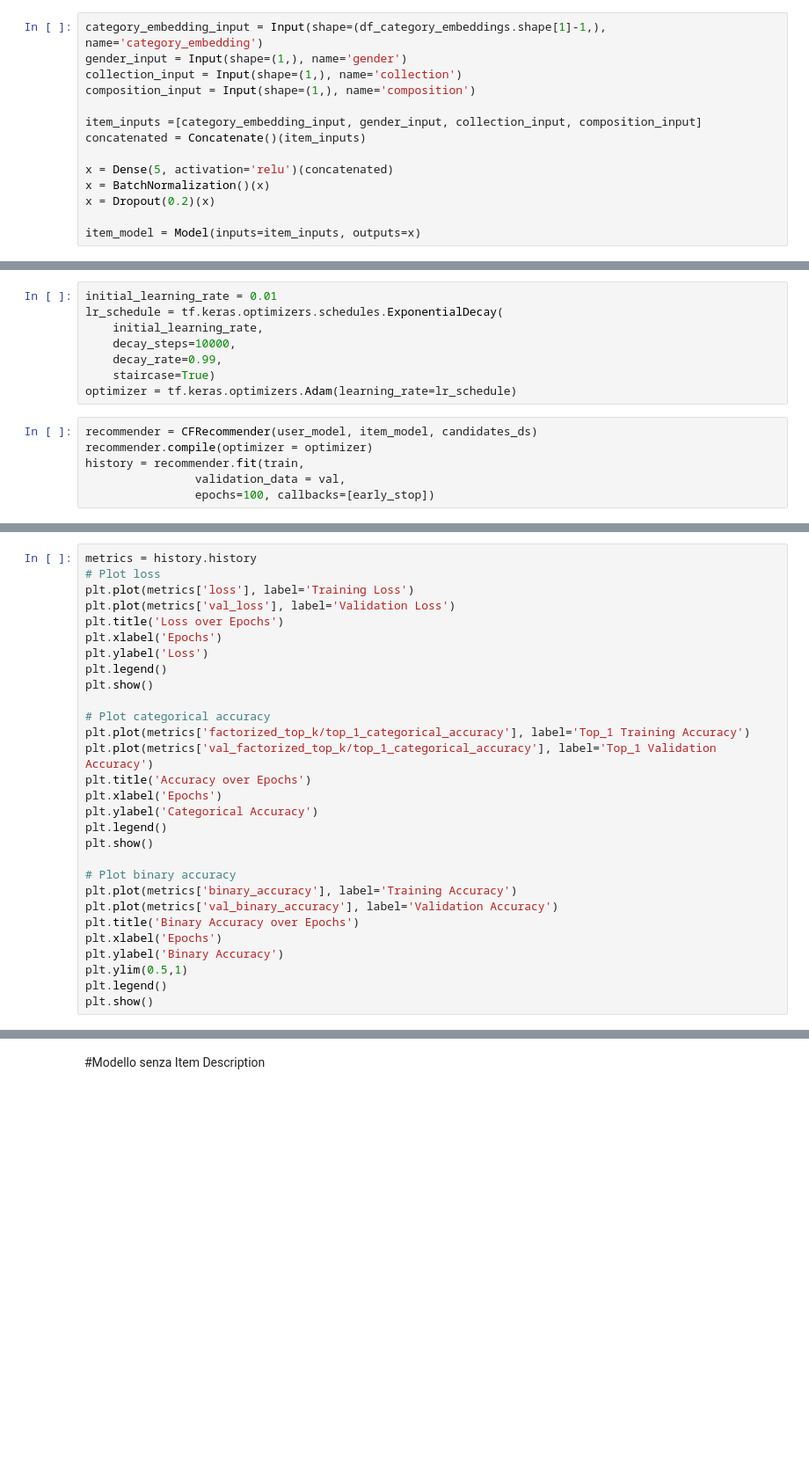
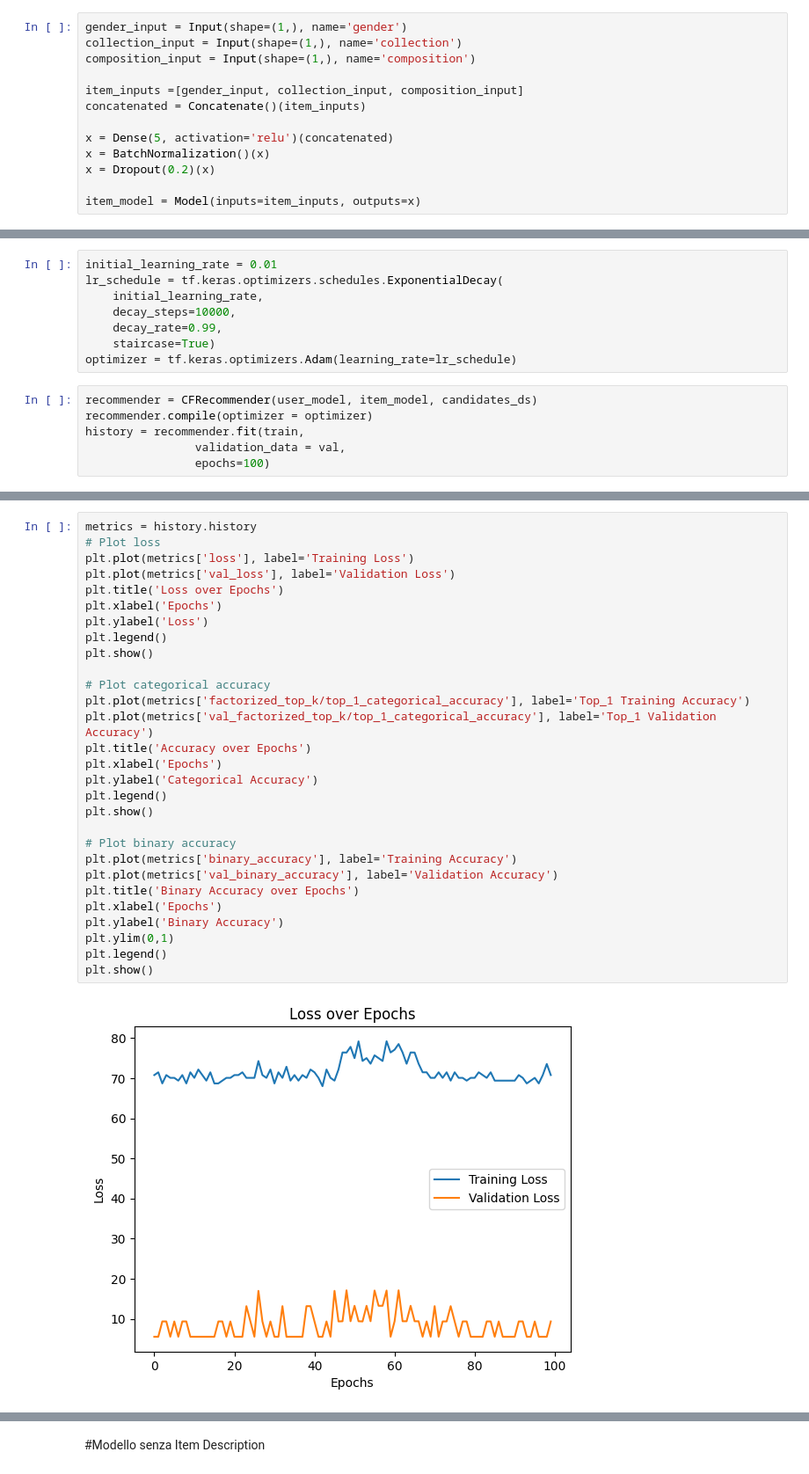
Before and after one commit to williambiondi/RecommenderGS, a Jupyter notebook: recommenderGranSasso.ipynb, the cells around one changed output, grey strips where cells are left out. Shown at 88% size. Drawn from its saved outputs; the diff is of its cells as text; blank space fills up the shorter version.

```diff
--- a/recommenderGranSasso.ipynb
+++ b/recommenderGranSasso.ipynb
@@ -185,10 +185,9 @@ embedding_dim = 3
 # %%
-category_embedding_input = Input(shape=(df_category_embeddings.shape[1]-1,), name='category_embedding')
 gender_input = Input(shape=(1,), name='gender')
 collection_input = Input(shape=(1,), name='collection')
 composition_input = Input(shape=(1,), name='composition')
 
-item_inputs =[category_embedding_input, gender_input, collection_input, composition_input]
+item_inputs =[gender_input, collection_input, composition_input]
 concatenated = Concatenate()(item_inputs)
 
 x = Dense(5, activation='relu')(concatenated)
@@ -361,4 +386,4 @@ recommender = CFRecommender(user_model, item_model, candidates_ds)
 recommender.compile(optimizer = optimizer)
 history = recommender.fit(train,
                 validation_data = val,
-                epochs=100, callbacks=[early_stop])
+                epochs=100)
@@ -365,29 +409,31 @@ history = recommender.fit(train,
 # %%
 metrics = history.history
 # Plot loss
 plt.plot(metrics['loss'], label='Training Loss')
 plt.plot(metrics['val_loss'], label='Validation Loss')
 plt.title('Loss over Epochs')
 plt.xlabel('Epochs')
 plt.ylabel('Loss')
 plt.legend()
 plt.show()
 
 # Plot categorical accuracy
 plt.plot(metrics['factorized_top_k/top_1_categorical_accuracy'], label='Top_1 Training Accuracy')
 plt.plot(metrics['val_factorized_top_k/top_1_categorical_accuracy'], label='Top_1 Validation Accuracy')
 plt.title('Accuracy over Epochs')
 plt.xlabel('Epochs')
 plt.ylabel('Categorical Accuracy')
 plt.legend()
 plt.show()
 
 # Plot binary accuracy
 plt.plot(metrics['binary_accuracy'], label='Training Accuracy')
 plt.plot(metrics['val_binary_accuracy'], label='Validation Accuracy')
 plt.title('Binary Accuracy over Epochs')
 plt.xlabel('Epochs')
 plt.ylabel('Binary Accuracy')
-plt.ylim(0.5,1)
+plt.ylim(0,1)
 plt.legend()
 plt.show()
+# %% [output]
+[figure, added]
```
Also changed, not shown: parts of 39 cells of this notebook.
